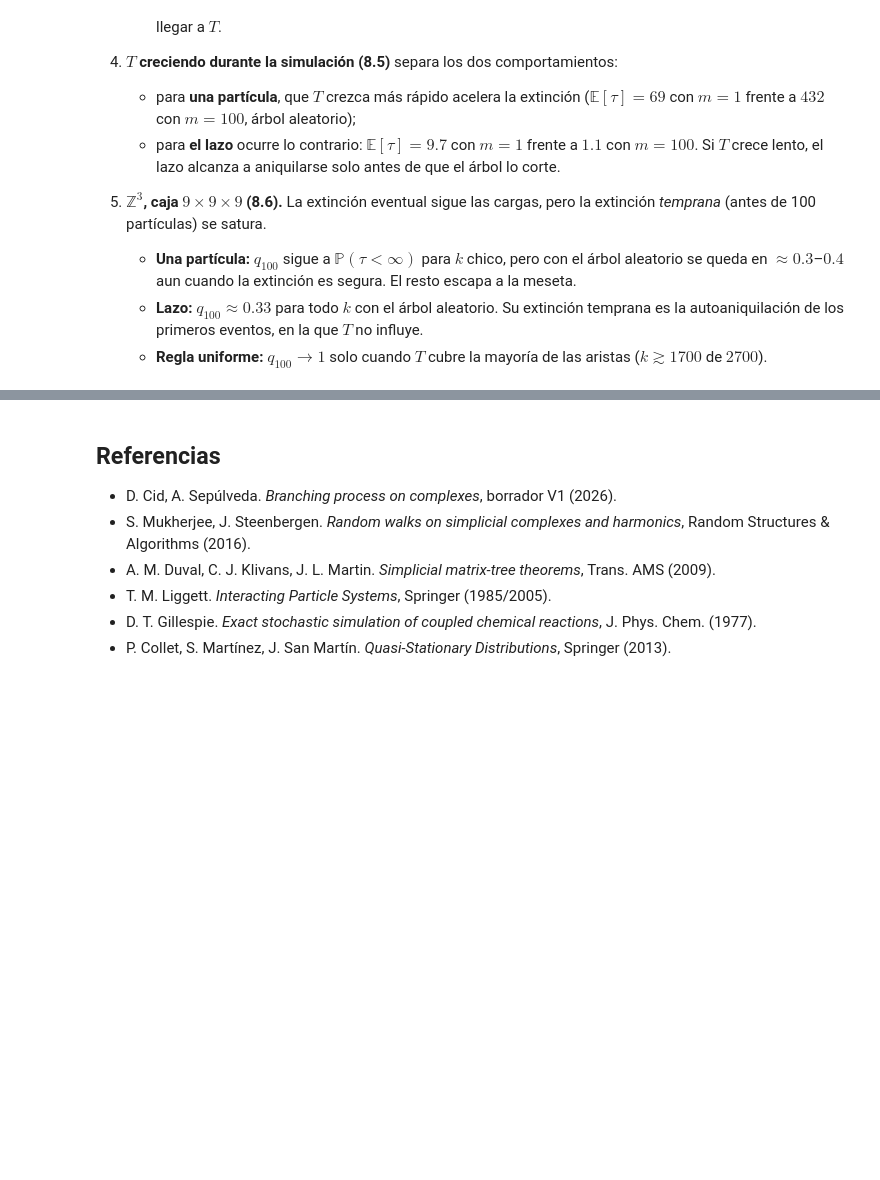
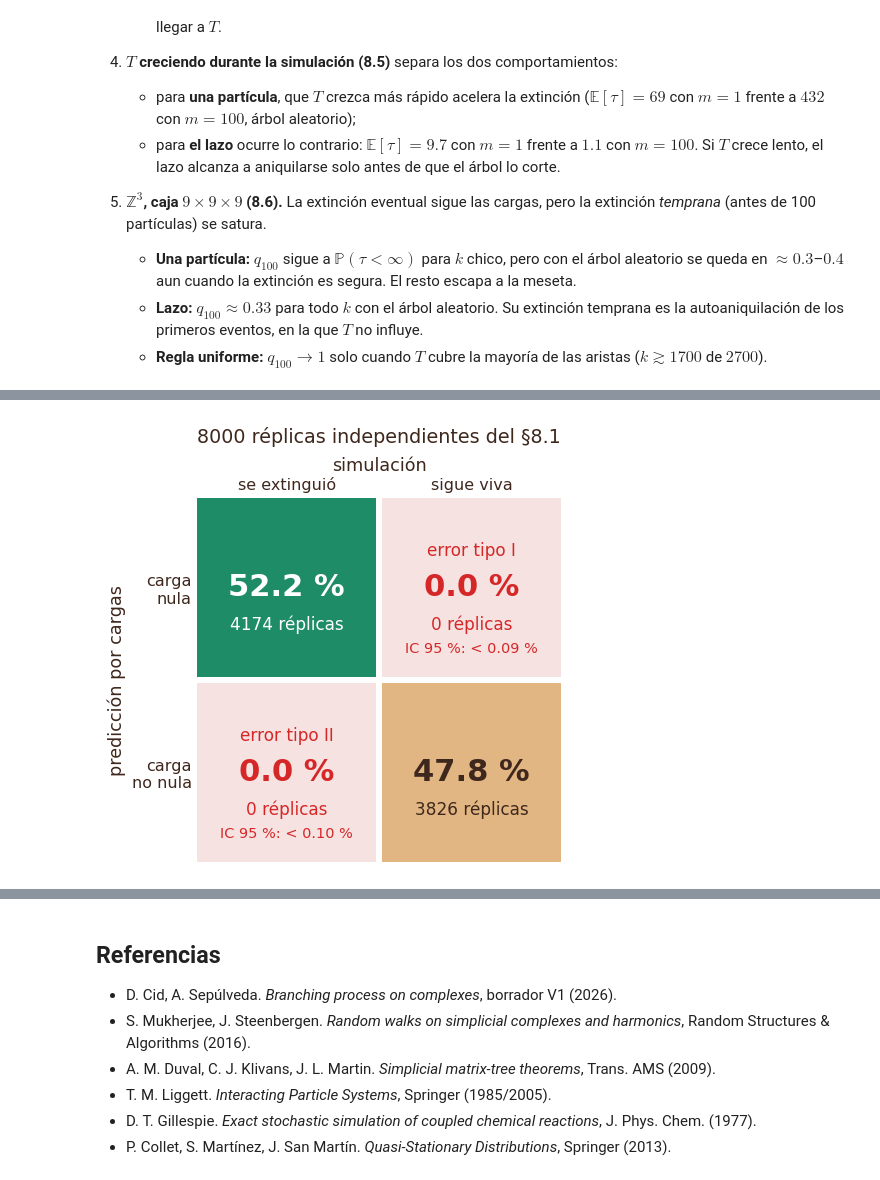
Before and after one commit to martinmaturana777/Branching-Process-Complexes, a Jupyter notebook: branching_process_complexes.ipynb, the cells around one changed output, grey strips where cells are left out. Saved outputs shown, nothing was run; the diff lists cells and outputs as text; code cells hidden in the pictures; blank space fills up the shorter version.

```diff
--- a/branching_process_complexes.ipynb
+++ b/branching_process_complexes.ipynb
@@ -2088,0 +2136,76 @@ lazo ∂f      árbol aleatorio        q_M: 0.32 0.35 0.34 0.34 0.34 0.30 0.33 0
+# %%
+# §9.1
+K_VERIF = [0, 20, 40, 60, 80, 100, 120, 140]
+R_VERIF = 1000                                 # réplicas por k (8000 en total)
+TOPE_NULA, TOPE_NO_NULA = 10_000_000, 100_000
+
+
+def verificar_trozo(k, seeds):
+    """Como check_charge_prediction, pero devuelve por réplica (¿cargas nulas?, ¿se extinguió?, n.º de eventos)."""
+    cx = build_cubical_complex((9, 9))
+    filas = []
+    for s in seeds:
+        rng = np.random.default_rng(s)
+        theta0 = init_single_particle(cx, rng)
+        T = kill_random_k(cx, theta0, rng, k)
+        nula = extinction_possible(theta0, T, cx.d1)
+        r = run_branching_process(theta0, TOPE_NULA if nula else TOPE_NO_NULA, cx, T, random_seed=rng)
+        filas.append((bool(nula), bool(r.extinct), len(r.log.times) - 1))
+    return filas
+
+
+def calcular_verificacion():
+    tareas = [(k, c) for k in K_VERIF for c in en_trozos(replica_seeds([SEED, 81, k], R_VERIF), 10)]
+    trozos = Parallel(n_jobs=-1)(delayed(verificar_trozo)(k, c) for k, c in tareas)
+    res = {k: [] for k in K_VERIF}
+    for (k, _), filas in zip(tareas, trozos):
+        res[k] += filas
+    return {k: np.array(v, dtype=np.int64) for k, v in res.items()}
+
+
+verif = con_cache("verificacion_cargas_resultados.pkl", calcular_verificacion)
+a = np.concatenate(list(verif.values()))
+nula, ext = a[:, 0].astype(bool), a[:, 1].astype(bool)
+tabla = np.array([[np.sum(nula & ext), np.sum(nula & ~ext)], [np.sum(~nula & ext), np.sum(~nula & ~ext)]])
+total = int(tabla.sum())
+cota_I = wilson_interval(tabla[0, 1], tabla[0].sum())[1]
+cota_II = wilson_interval(tabla[1, 0], tabla[1].sum())[1]
+
+for k, b in verif.items():
+    nk, ek = b[:, 0].astype(bool), b[:, 1].astype(bool)
+    print(f"k = {k:3d}   cargas nulas: {nk.sum():4d} (se extinguieron {np.sum(nk & ek):4d})   "
+          f"no nulas: {(~nk).sum():4d} (siguen vivas {np.sum(~nk & ~ek):4d})")
+print(f"\nerror tipo I: {tabla[0, 1]} de {tabla[0].sum()} (cota 95 %: {100 * cota_I:.3f} %)   "
+      f"error tipo II: {tabla[1, 0]} de {tabla[1].sum()} (cota 95 %: {100 * cota_II:.3f} %)")
+print(f"extinción más lenta con carga nula: {a[nula & ext, 2].max()} eventos (tope {TOPE_NULA:,})")
+
+fondos = [[VERDE_9, "#F6E3E1"], ["#F6E3E1", CARAMELO_9]]
+textos = [["white", ROJO_9], [ROJO_9, INK]]
+nombres = [[None, "error tipo I"], ["error tipo II", None]]
+cotas = [[None, cota_I], [cota_II, None]]
+with plt.rc_context(RESULT_STYLE):
+    fig, ax = plt.subplots(figsize=(5.2, 4.3))
+    for i in range(2):
+        for j in range(2):
+            y, n = 1 - i, int(tabla[i, j])
+            ax.add_patch(Rectangle((j, y), 0.97, 0.97, color=fondos[i][j], lw=0))
+            cy = y + 0.485
+            if nombres[i][j]:
+                ax.text(j + 0.485, cy + 0.2, nombres[i][j], ha="center", va="center", color=textos[i][j])
+            ax.text(j + 0.485, cy, f"{100 * n / total:.1f} %", ha="center", va="center", fontsize=20,
+                    fontweight="bold", color=textos[i][j])
+            ax.text(j + 0.485, cy - 0.2, f"{n} réplicas", ha="center", va="center", color=textos[i][j])
+            if cotas[i][j] is not None:
+                ax.text(j + 0.485, cy - 0.33, f"IC 95 %: < {100 * cotas[i][j]:.2f} %", ha="center", va="center",
+                        fontsize=9.5, color=textos[i][j])
+    ax.set_xlim(0, 1.97); ax.set_ylim(0, 1.97); ax.set_aspect("equal")
+    ax.set_xticks([0.485, 1.485], ["se extinguió", "sigue viva"])
+    ax.set_yticks([1.485, 0.485], ["carga\nnula", "carga\nno nula"])
+    ax.xaxis.set_ticks_position("top"); ax.xaxis.set_label_position("top")
+    ax.set_xlabel("simulación"); ax.set_ylabel("predicción por cargas")
+    ax.tick_params(length=0); ax.grid(False)
+    for lado in ax.spines.values():
+        lado.set_visible(False)
+    ax.set_title(f"{total} réplicas independientes del §8.1", pad=36)
+    plt.show()
+# %% [output]
@@ -2088,0 +2223 @@ lazo ∂f      árbol aleatorio        q_M: 0.32 0.35 0.34 0.34 0.34 0.30 0.33 0
+[figure, added]
```
Also changed, not shown: parts of 6 cells of this notebook.
